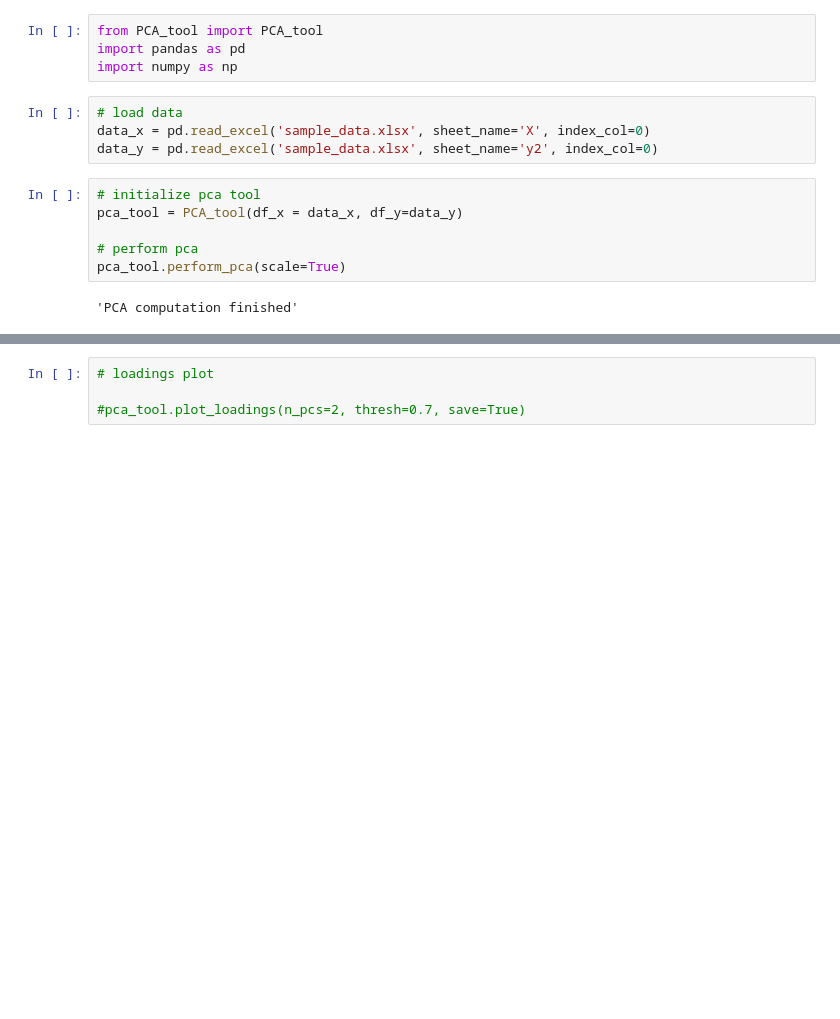
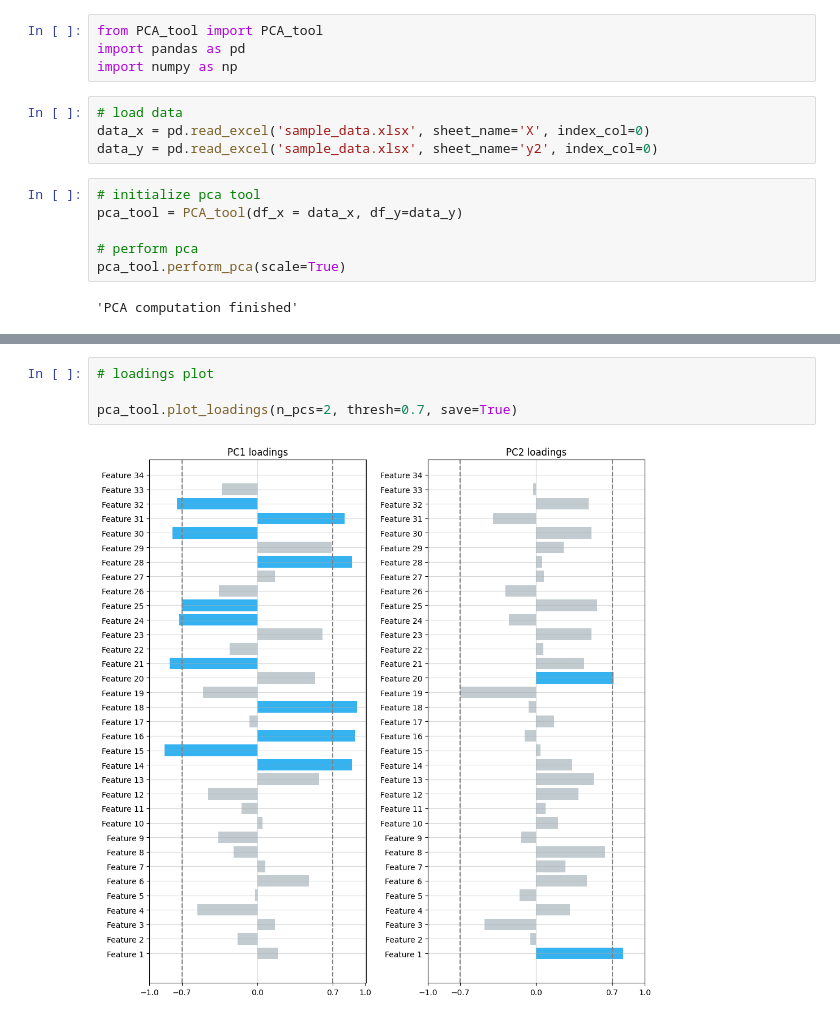
Before and after one commit to mgromel/pca, a Jupyter notebook: pca.ipynb, the cells around one changed output, grey strips where cells are left out. Drawn from its saved outputs; the diff is of its cells as text; blank space fills up the shorter version.

```diff
--- a/pca.ipynb
+++ b/pca.ipynb
@@ -25,7 +27,9 @@ pca_tool.perform_pca(scale=True)
 # %%
 # loadings plot
 
-#pca_tool.plot_loadings(n_pcs=2, thresh=0.7, save=True)
+pca_tool.plot_loadings(n_pcs=2, thresh=0.7, save=True)
+# %% [output]
+[figure, added]
 # %%
 # generate scatter - use .plot_scatter() method
 # (without any args generates default scatter for PC1 v. PC2)
```
Also changed, not shown: parts of 3 cells of this notebook, 3 other files.
